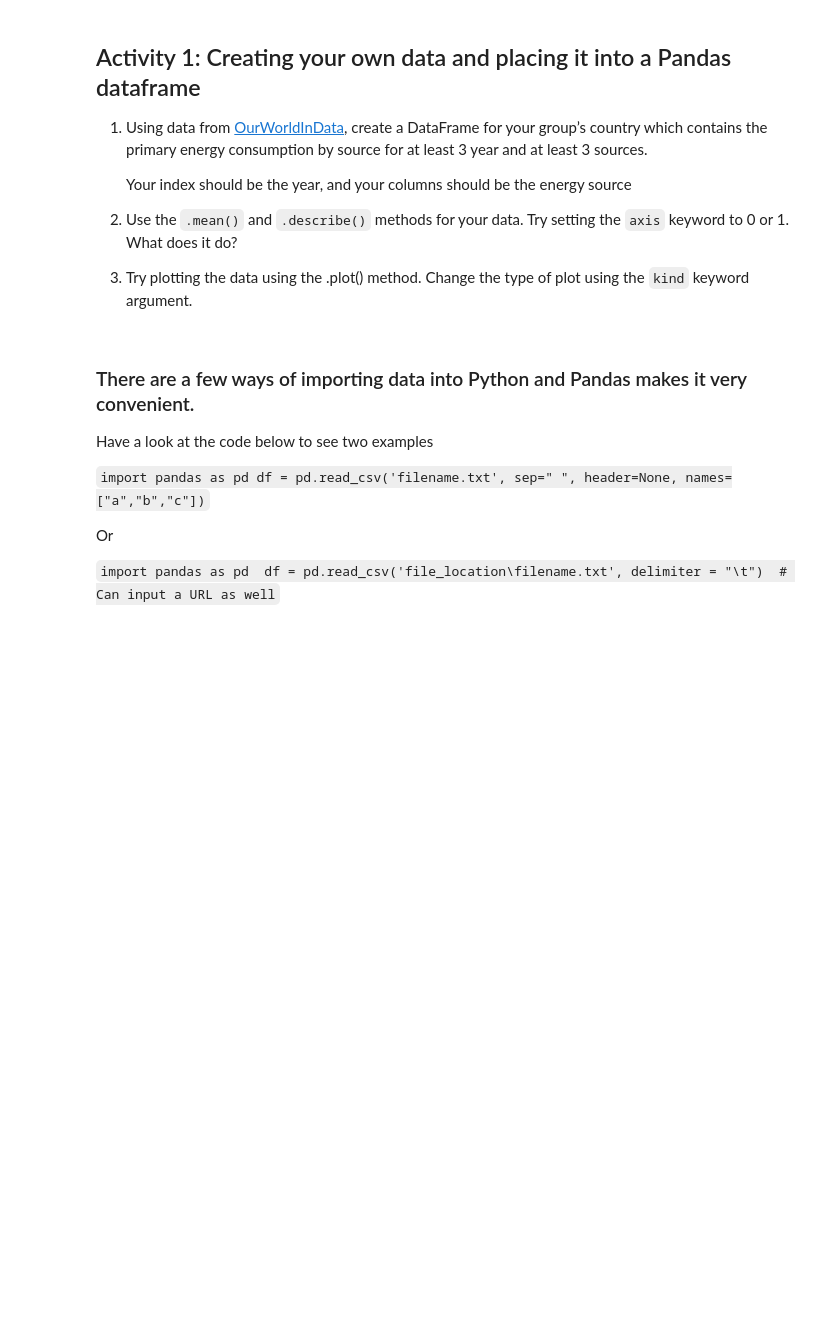
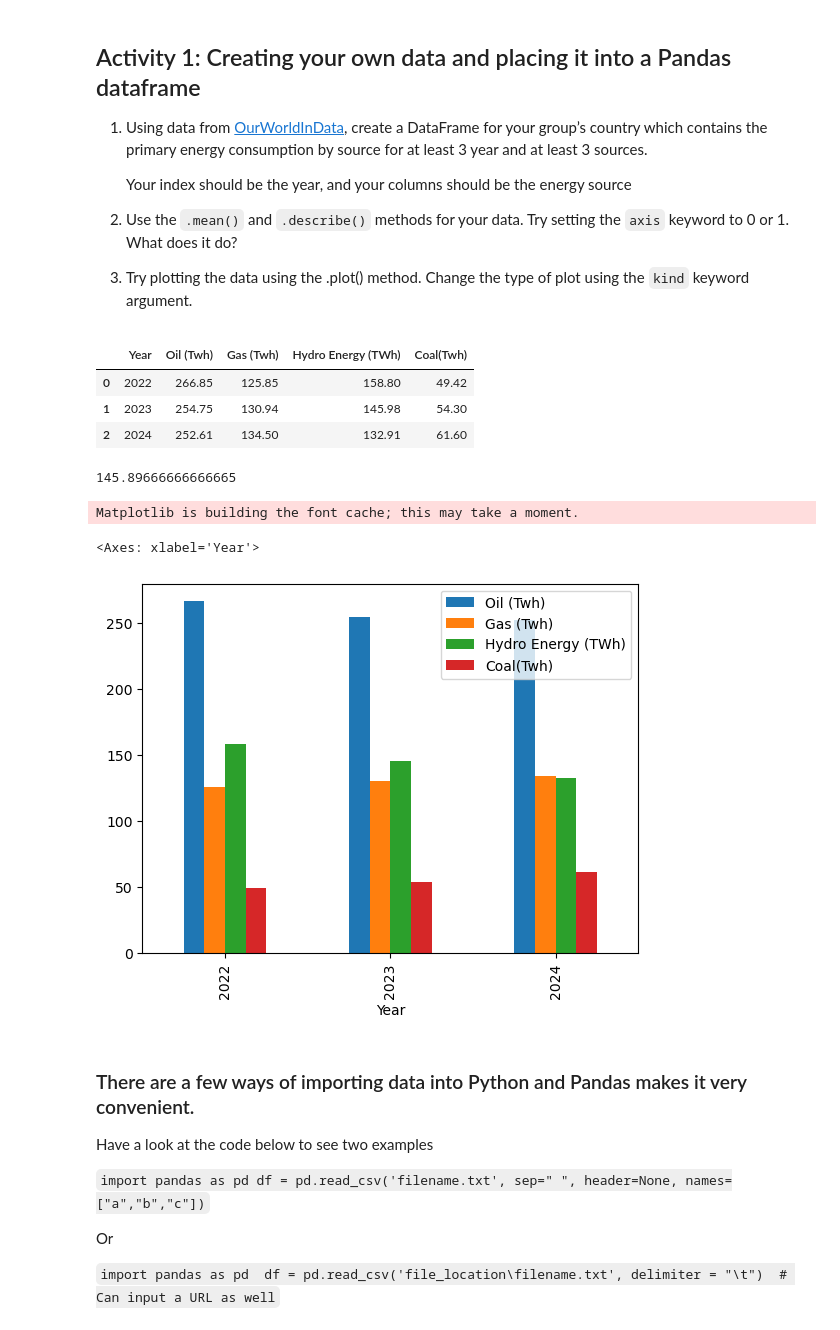
Before and after one commit to zarazoozi/OxEnergyMScPython, a Jupyter notebook: NotebooksScripts/PandasActivity.ipynb, the cells around one changed output. Drawn from its saved outputs; the diff is of its cells as text; code cells hidden in the pictures; blank space fills up the shorter version.

```diff
--- a/NotebooksScripts/PandasActivity.ipynb
+++ b/NotebooksScripts/PandasActivity.ipynb
@@ -38,7 +45,29 @@ df
+# %%
+dfcolumbia = pd.DataFrame({"Year": ["2022", "2023", "2024"],
+                   "Oil (Twh)": [266.85, 254.75, 252.61],
+                   "Gas (Twh)": [125.85, 130.94, 134.5],
+                   "Hydro Energy (TWh)": [158.8, 145.98, 132.91],
+                   "Coal(Twh)":[49.42,54.3,61.6]})
+dfcolumbia
+# create your dataframe here
+# %% [output]
+|  | Year | Oil (Twh) | Gas (Twh) | Hydro Energy (TWh) | Coal(Twh) |
+| 0 | 2022 | 266.85 | 125.85 | 158.80 | 49.42 |
+| 1 | 2023 | 254.75 | 130.94 | 145.98 | 54.30 |
+| 2 | 2024 | 252.61 | 134.50 | 132.91 | 61.60 |
 # %%
 # understand how to use the .mean() function which is a method of the dataframe object
+hydromean= dfcolumbia["Hydro Energy (TWh)"].mean()
+print(hydromean)
+# %% [output]
+145.89666666666665
 # %%
 # another useful built-in method for quick data exploration is the .plot() method
+dfcolumbia.plot(x="Year", y=["Oil (Twh)", "Gas (Twh)", "Hydro Energy (TWh)", "Coal(Twh)"], kind="bar")
+# %% [output]
+Matplotlib is building the font cache; this may take a moment.
+<Axes: xlabel='Year'>
+[figure, added]
 # %% [markdown]
 ### There are a few ways of importing data into Python and Pandas makes it very convenient.
 
```
Also changed, not shown: parts of 15 cells of this notebook, 7 other files.
